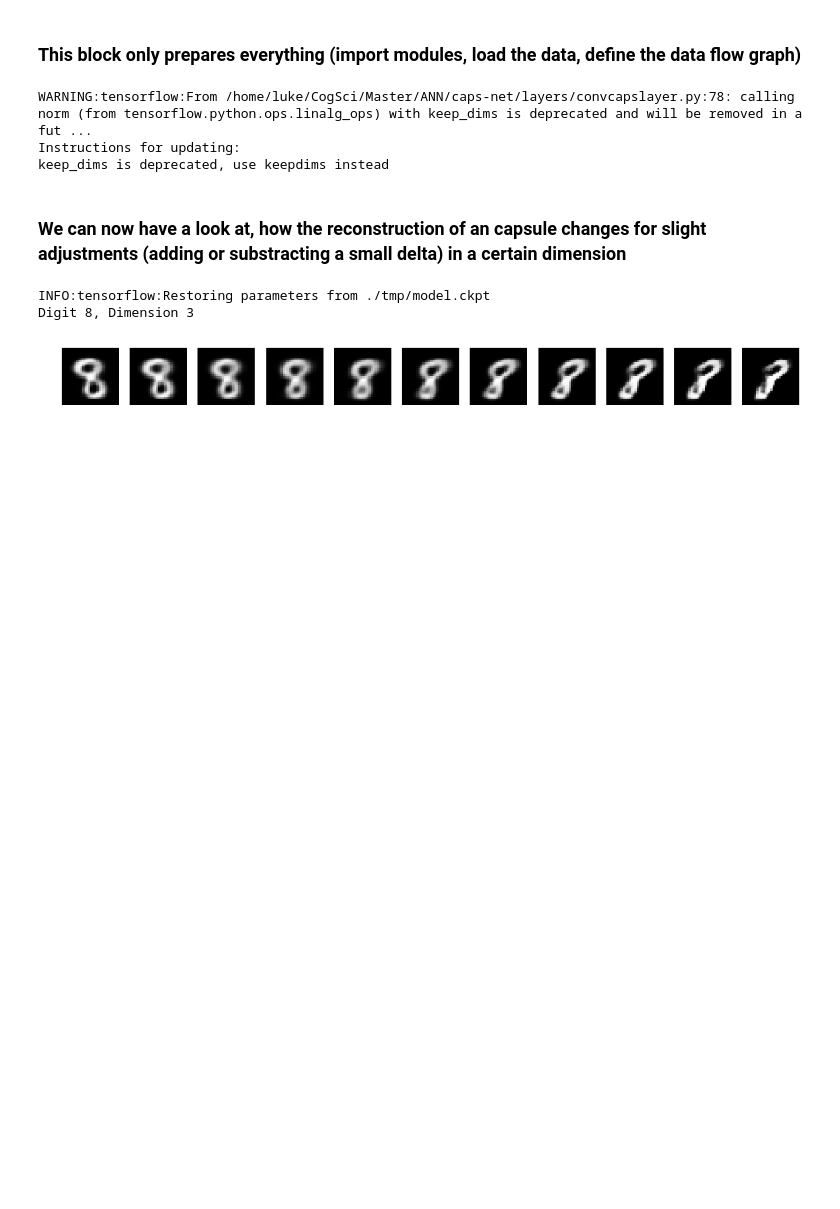
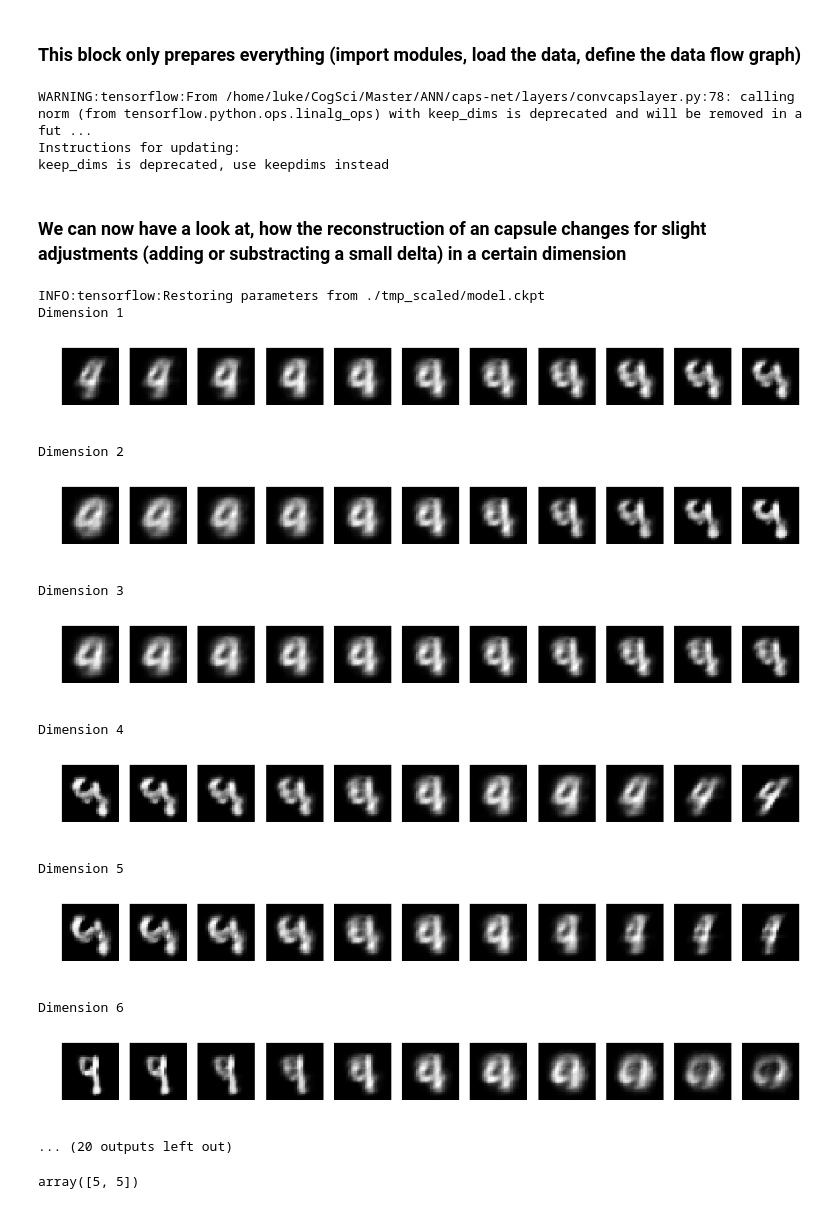
Before and after one commit to lukeeffenberger/caps-net, a Jupyter notebook: dimension_representation.ipynb, the cells around one changed output. Cells and saved outputs as stored; diff of their text form; code cells hidden in the pictures; blank space fills up the shorter version.

```diff
--- a/dimension_representation.ipynb
+++ b/dimension_representation.ipynb
@@ -202,7 +202,7 @@ def random_digit_all_dimensions():
     # Session to look at the reconstructions.
     with tf.Session() as sess:
         # Restore the weights from model.ckpt.
-        saver.restore(sess, "./tmp/model.ckpt")
+        saver.restore(sess, "./tmp_scaled/model.ckpt")
 
         # Get random image sample for which to look at the perturbed versions.
         generator = mnist_data.get_training_batch(1)
@@ -293,9 +293,25 @@ def specific_digit_specific_dimension(digit, dimension):
             plt.axis('off')
         # Show the plot.
         plt.show()
-# %%
-specific_digit_specific_dimension(8,3)
-# %% [output]
-INFO:tensorflow:Restoring parameters from ./tmp/model.ckpt
-Digit 8, Dimension 3
-[figure, removed]
+# %%
+random_digit_all_dimensions()
+# %% [output]
+INFO:tensorflow:Restoring parameters from ./tmp_scaled/model.ckpt
+Dimension 1
+[figure, added]
+Dimension 2
+[figure, added]
+Dimension 3
+[figure, added]
+Dimension 4
+[figure, added]
+Dimension 5
+[figure, added]
+Dimension 6
+[figure, added]
+... (20 outputs left out)
+# %%
+x = np.array([1,2,3,4,5,5])
+x[-2:]
+# %% [output]
+array([5, 5])
```
Also changed, not shown: 3 other files.
